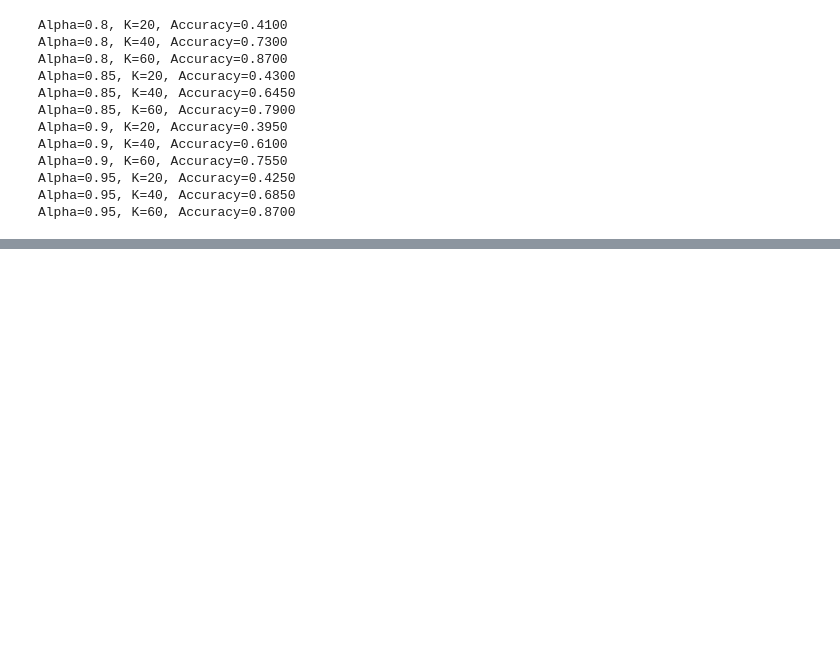
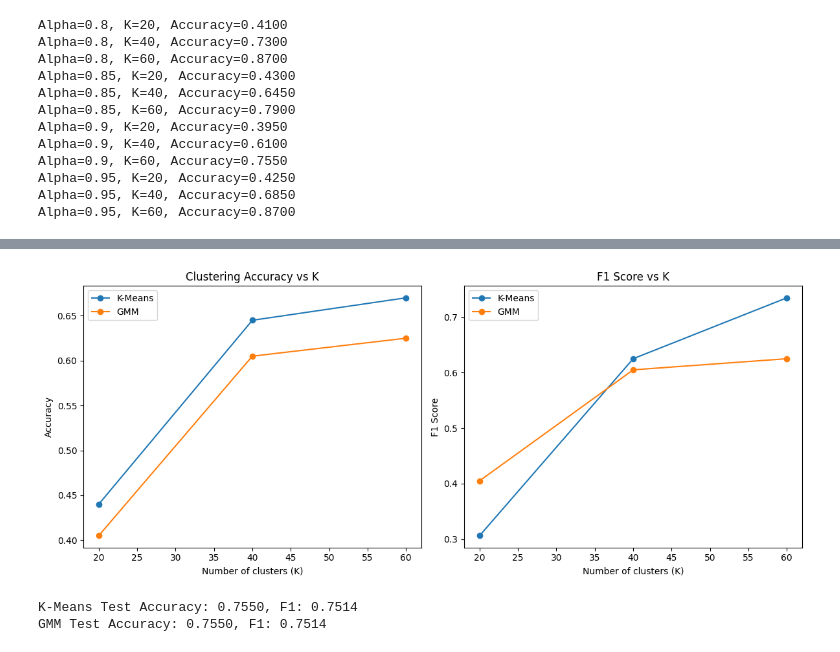
Before and after one commit to Ali29Mahmoud/Face-Recognition, a Jupyter notebook: src.ipynb, the cells around one changed output, grey strips where cells are left out. Saved outputs shown, nothing was run; the diff lists cells and outputs as text; code cells hidden in the pictures; blank space fills up the shorter version.

```diff
--- a/src.ipynb
+++ b/src.ipynb
@@ -424,0 +561,3 @@ plt.show()
+# %%
+D_train = train_data / 255.0
+D_test = test_data / 255.0
@@ -424,0 +623,7 @@ plt.show()
+# %%
+# Encoder model for dimensionality reduction
+encoder = Model(input_img, encoded)
+# %%
+# Get reduced dimension features
+train_reduced = encoder.predict(D_train)
+test_reduced = encoder.predict(D_test)
@@ -424,0 +655,48 @@ plt.show()
+# %%
+# Evaluate K-Means and GMM on autoencoder features
+k_values = [20, 40, 60]
+results = {'kmeans': {'accuracy': [], 'f1': []}, 'gmm': {'accuracy': [], 'f1': []}}
+
+for k in k_values:
+    # K-Means
+    acc, f1, _ = evaluate_clustering(train_reduced, train_labels, k, 'kmeans')
+    results['kmeans']['accuracy'].append(acc)
+    results['kmeans']['f1'].append(f1)
+
+    # GMM
+    acc, f1, _ = evaluate_clustering(test_reduced, train_labels, k, 'gmm')
+    results['gmm']['accuracy'].append(acc)
+    results['gmm']['f1'].append(acc)
+# %%
+# Plot results
+plt.figure(figsize=(12, 5))
+plt.subplot(1, 2, 1)
+plt.plot(k_values, results['kmeans']['accuracy'], 'o-', label='K-Means')
+plt.plot(k_values, results['gmm']['accuracy'], 'o-', label='GMM')
+plt.xlabel('Number of clusters (K)')
+plt.ylabel('Accuracy')
+plt.title('Clustering Accuracy vs K')
+plt.legend()
+
+plt.subplot(1, 2, 2)
+plt.plot(k_values, results['kmeans']['f1'], 'o-', label='K-Means')
+plt.plot(k_values, results['gmm']['f1'], 'o-', label='GMM')
+plt.xlabel('Number of clusters (K)')
+plt.ylabel('F1 Score')
+plt.title('F1 Score vs K')
+plt.legend()
+plt.tight_layout()
+plt.show()
+# %% [output]
+[figure, added]
+# %%
+# Evaluate best model on test set
+best_k = 40  # You should choose based on your results
+kmeans_acc, kmeans_f1, kmeans_cm = evaluate_clustering(X_test_reduced, test_labels, best_k, 'kmeans')
+gmm_acc, gmm_f1, gmm_cm = evaluate_clustering(X_test_reduced, test_labels, best_k, 'gmm')
+
+print(f"K-Means Test Accuracy: {kmeans_acc:.4f}, F1: {kmeans_f1:.4f}")
+print(f"GMM Test Accuracy: {gmm_acc:.4f}, F1: {gmm_f1:.4f}")
+# %% [output]
+K-Means Test Accuracy: 0.7550, F1: 0.7514
+GMM Test Accuracy: 0.7550, F1: 0.7514
```
Also changed, not shown: parts of 15 cells of this notebook.
